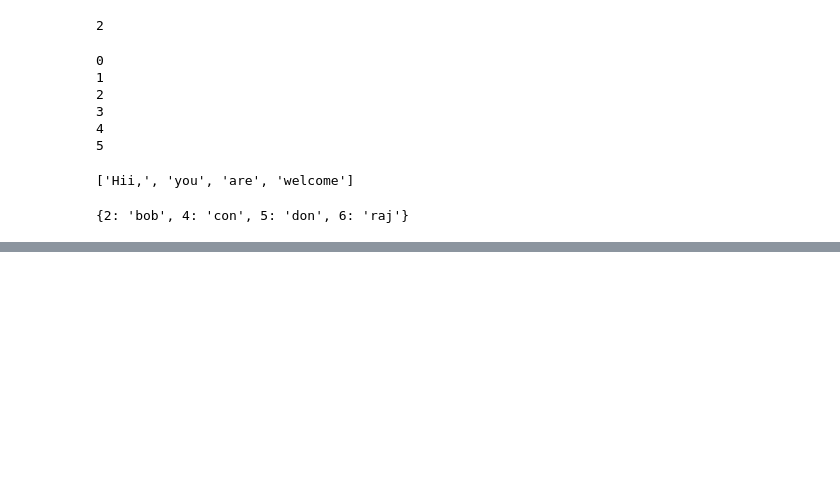
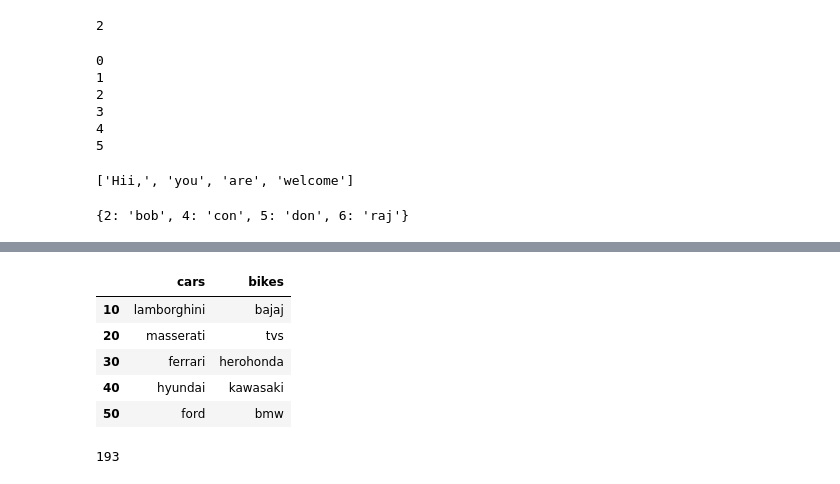
Before and after one commit to Ramanmagar/Python-Practice, a Jupyter notebook: Python_Practice_80.ipynb, the cells around one changed output, grey strips where cells are left out. Cells and saved outputs as stored; diff of their text form; code cells hidden in the pictures; blank space fills up the shorter version.

```diff
--- a/Python_Practice_80.ipynb
+++ b/Python_Practice_80.ipynb
@@ -45,0 +166,27 @@ print(new_dict)
+# %%
+##What is Reindexing in pandas?
+#Reindexing is the process of re-assigning the index of a pandas dataframe.
+
+import pandas as pd
+bikes=["bajaj","tvs","herohonda","kawasaki","bmw"]
+cars=["lamborghini","masserati","ferrari","hyundai","ford"]
+d={"cars":cars,"bikes":bikes}
+df=pd.DataFrame(d)
+a=[10,20,30,40,50]
+df.index=a
+df
+# %% [output]
+|  | cars | bikes |
+| 10 | lamborghini | bajaj |
+| 20 | masserati | tvs |
+| 30 | ferrari | herohonda |
+| 40 | hyundai | kawasaki |
+| 50 | ford | bmw |
+# %%
+#What do you understand by lambda function? Create a lambda function which will print the sum of all the elements in this list -> [5, 8, 10, 20, 50, 100]
+from functools import reduce
+sequences = [5, 8, 10, 20, 50, 100]
+sum = reduce (lambda x, y: x+y, sequences)
+print(sum)
+# %% [output]
+193
```
Also changed, not shown: parts of 20 cells of this notebook.
